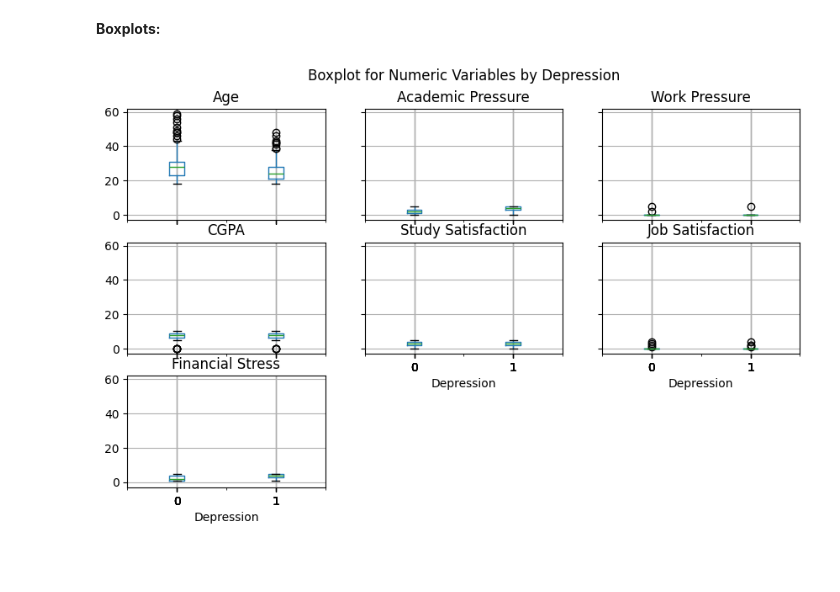
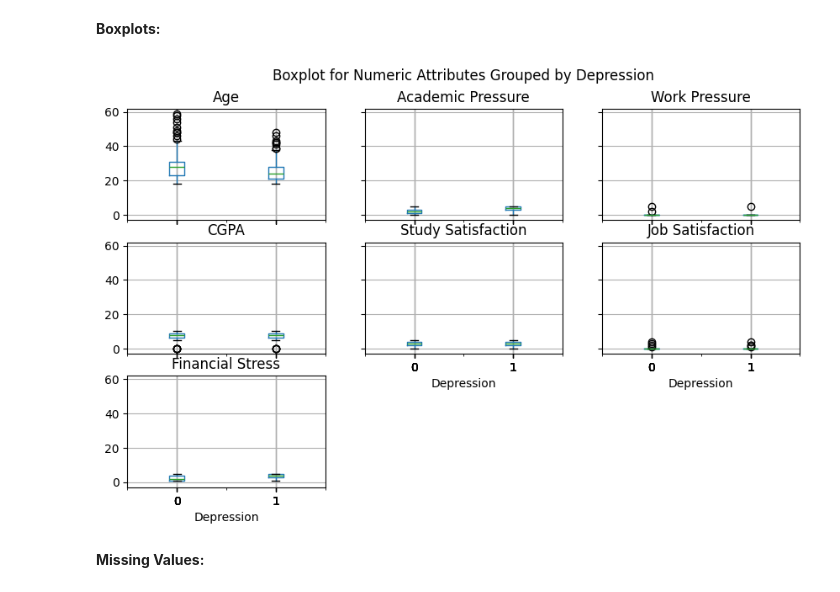
Before and after one commit to Deem-KSU/IT326-Group1-56546, a Jupyter notebook: Phase2.ipynb, the cells around one changed output. Drawn from its saved outputs; the diff is of its cells as text; code cells hidden in the pictures; blank space fills up the shorter version.

```diff
--- a/Phase2.ipynb
+++ b/Phase2.ipynb
@@ -96,9 +107,11 @@ Outliers values in each numeric column:
 # %%
 import seaborn as sns
 import matplotlib.pyplot as plt
 
 raw_dataset.boxplot(column=['Age', 'Academic Pressure', 'Work Pressure', 'CGPA', 'Study Satisfaction', 'Job Satisfaction', 'Financial Stress' ], by='Depression', figsize=(10,6))
-plt.suptitle('Boxplot for Numeric Variables by Depression')
+plt.suptitle('Boxplot for Numeric Attributes Grouped by Depression')
 plt.show()
 # %% [output]
-[figure, old version]
+[figure, new version]
+# %% [markdown]
+**Missing Values:**
```
Also changed, not shown: parts of 8 cells of this notebook.
